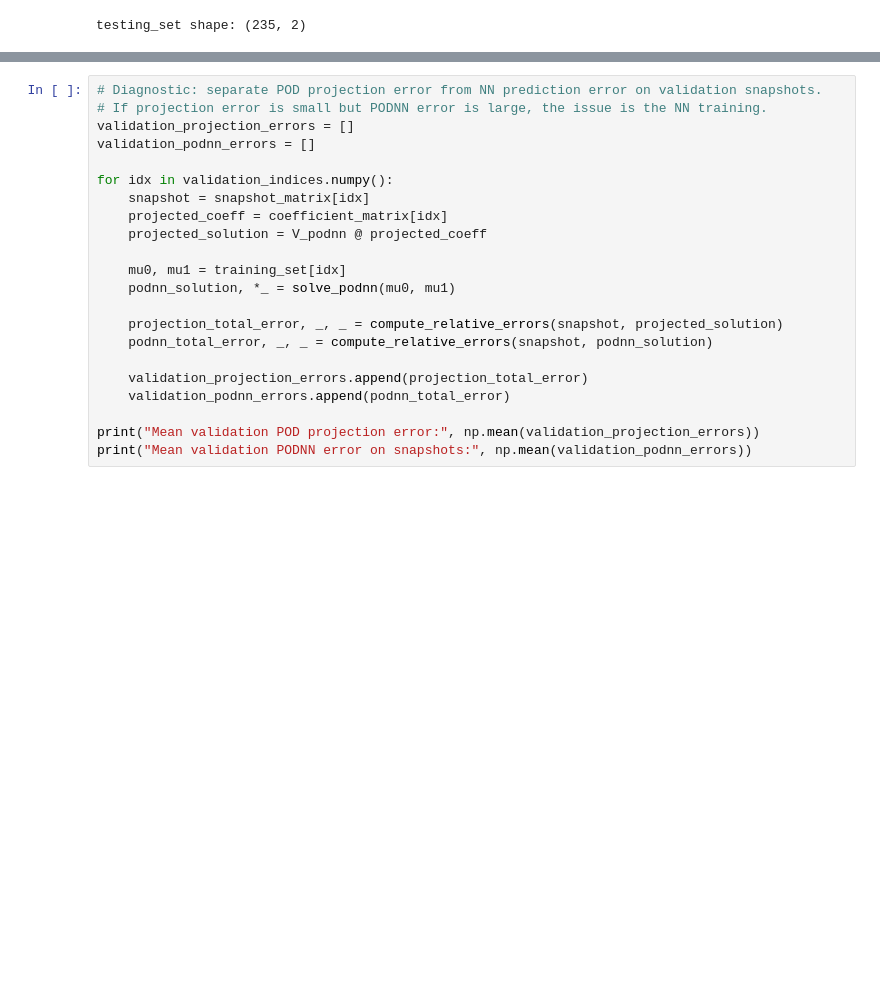
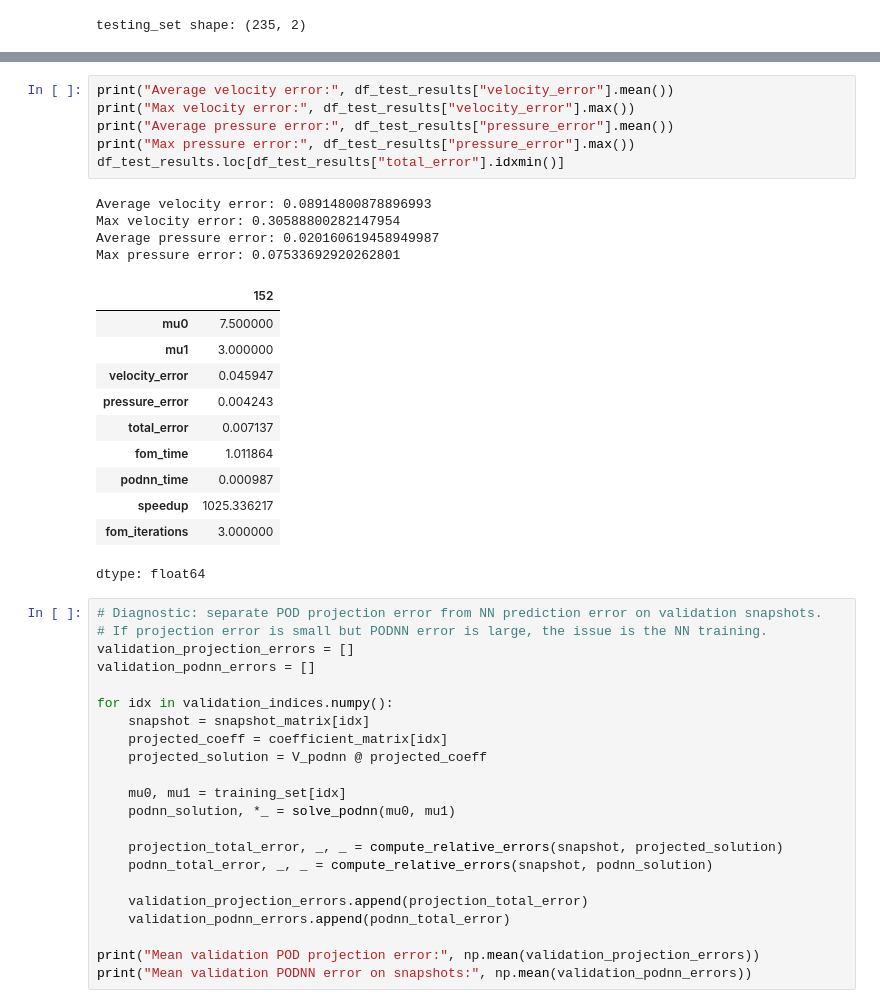
Before and after one commit to tom-fritzdorf/MOR-project, a Jupyter notebook: Q2.ipynb, the cells around one changed output, grey strips where cells are left out. Saved outputs shown, nothing was run; the diff lists cells and outputs as text; blank space fills up the shorter version.

```diff
--- a/Q2.ipynb
+++ b/Q2.ipynb
@@ -1311,5 +1312,27 @@ Median total error: 0.025999444861850223
 | fom_iterations | 3.000000 |
 dtype: float64
+# %%
+print("Average velocity error:", df_test_results["velocity_error"].mean())
+print("Max velocity error:", df_test_results["velocity_error"].max())
+print("Average pressure error:", df_test_results["pressure_error"].mean())
+print("Max pressure error:", df_test_results["pressure_error"].max())
+df_test_results.loc[df_test_results["total_error"].idxmin()]
+# %% [output]
+Average velocity error: 0.08914800878896993
+Max velocity error: 0.30588800282147954
+Average pressure error: 0.020160619458949987
+Max pressure error: 0.07533692920262801
+|  | 152 |
+| mu0 | 7.500000 |
+| mu1 | 3.000000 |
+| velocity_error | 0.045947 |
+| pressure_error | 0.004243 |
+| total_error | 0.007137 |
+| fom_time | 1.011864 |
+| podnn_time | 0.000987 |
+| speedup | 1025.336217 |
+| fom_iterations | 3.000000 |
+dtype: float64
 # %%
 # Diagnostic: separate POD projection error from NN prediction error on validation snapshots.
 # If projection error is small but PODNN error is large, the issue is the NN training.
```
Also changed, not shown: parts of 12 cells of this notebook.
